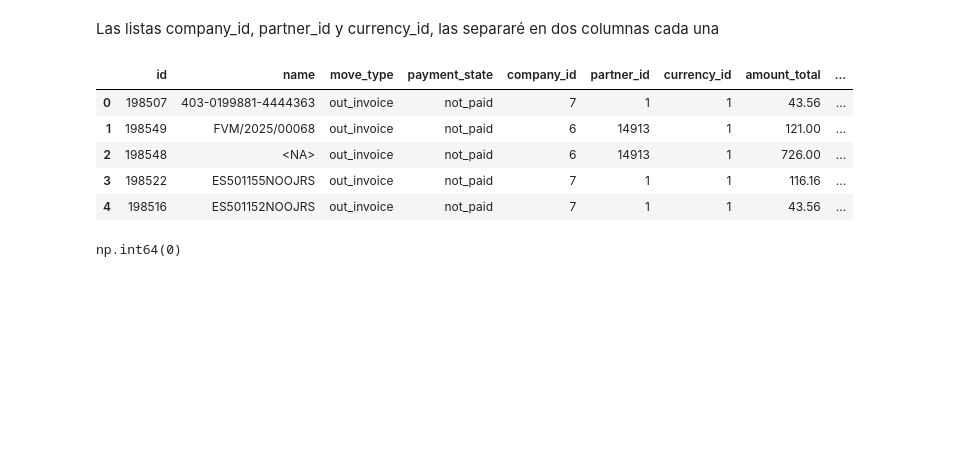
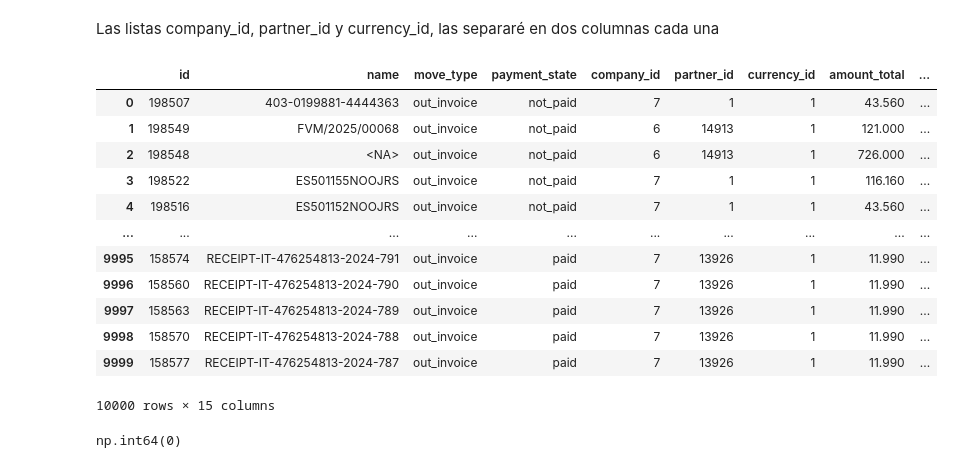
Before and after one commit to isma-fernandez/ai-agent-invoice-payment-prediction-b2b, a Jupyter notebook: exploratory.ipynb, the cells around one changed output. Cells and saved outputs as stored; diff of their text form; code cells hidden in the pictures; blank space fills up the shorter version.

```diff
--- a/exploratory.ipynb
+++ b/exploratory.ipynb
@@ -12,8 +12,9 @@ pd.set_option('display.float_format', lambda x: '%.3f' % x)
 # %%
 def odoo_missing_values_to_null(df):
     object_cols = df.select_dtypes(include='object').columns
+    print(object_cols)
     df[object_cols] = (df[object_cols].replace({False: pd.NA, '' : pd.NA, '/' : pd.NA}))
-    df[object_cols] = df[object_cols].map(lambda x: np.nan if x == [] else x)
+    df[object_cols] = df[object_cols].applymap(lambda x: np.nan if x == [] else x)
     return df
 # %%
 def convert_to_datetime(df, columns):
@@ -184,4 +175,10 @@ currencies_df = currencies_df_original.copy()
 partner_categories_df = partner_categories_df_original.copy()
 # %% [output]
 NameError: name 'company_df_original' is not defined
+# %%
+invoices_df = pd.read_csv
+company_df = company_df_original.copy()
+partners_df = partners_df_original.copy()
+currencies_df = currencies_df_original.copy()
+partner_categories_df = partner_categories_df_original.copy()
 # %% [markdown]
@@ -275,12 +275,19 @@ invoices_df['partner_id'] = invoices_df['partner_id'].apply(lambda x: x[0] if is
 invoices_df['currency_name'] = invoices_df['currency_id'].apply(lambda x: x[1])
 invoices_df['currency_id'] = invoices_df['currency_id'].apply(lambda x: x[0])
 # %%
-invoices_df.head()
+invoices_df.head(10000)
 # %% [output]
 |  | id | name | move_type | payment_state | company_id | partner_id | currency_id | amount_total | ... |
-| 0 | 198507 | 403-0199881-4444363 | out_invoice | not_paid | 7 | 1 | 1 | 43.56 | ... |
-| 1 | 198549 | FVM/2025/00068 | out_invoice | not_paid | 6 | 14913 | 1 | 121.00 | ... |
-| 2 | 198548 | <NA> | out_invoice | not_paid | 6 | 14913 | 1 | 726.00 | ... |
-| 3 | 198522 | ES501155NOOJRS | out_invoice | not_paid | 7 | 1 | 1 | 116.16 | ... |
-| 4 | 198516 | ES501152NOOJRS | out_invoice | not_paid | 7 | 1 | 1 | 43.56 | ... |
+| 0 | 198507 | 403-0199881-4444363 | out_invoice | not_paid | 7 | 1 | 1 | 43.560 | ... |
+| 1 | 198549 | FVM/2025/00068 | out_invoice | not_paid | 6 | 14913 | 1 | 121.000 | ... |
+| 2 | 198548 | <NA> | out_invoice | not_paid | 6 | 14913 | 1 | 726.000 | ... |
+| 3 | 198522 | ES501155NOOJRS | out_invoice | not_paid | 7 | 1 | 1 | 116.160 | ... |
+| 4 | 198516 | ES501152NOOJRS | out_invoice | not_paid | 7 | 1 | 1 | 43.560 | ... |
+| ... | ... | ... | ... | ... | ... | ... | ... | ... | ... |
+| 9995 | 158574 | RECEIPT-IT-476254813-2024-791 | out_invoice | paid | 7 | 13926 | 1 | 11.990 | ... |
+| 9996 | 158560 | RECEIPT-IT-476254813-2024-790 | out_invoice | paid | 7 | 13926 | 1 | 11.990 | ... |
+| 9997 | 158563 | RECEIPT-IT-476254813-2024-789 | out_invoice | paid | 7 | 13926 | 1 | 11.990 | ... |
+| 9998 | 158570 | RECEIPT-IT-476254813-2024-788 | out_invoice | paid | 7 | 13926 | 1 | 11.990 | ... |
+| 9999 | 158577 | RECEIPT-IT-476254813-2024-787 | out_invoice | paid | 7 | 13926 | 1 | 11.990 | ... |
+10000 rows × 15 columns
 # %%
```
Also changed, not shown: parts of 53 cells of this notebook, 2 other files.
